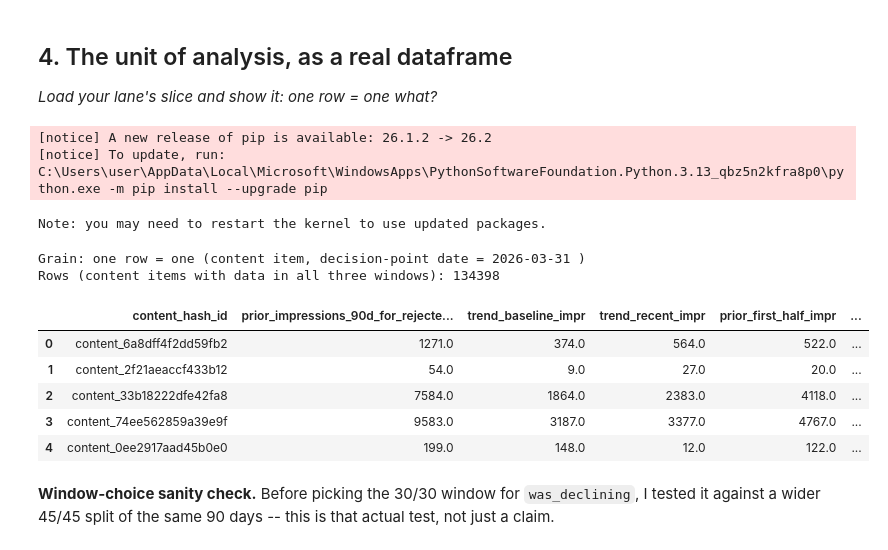
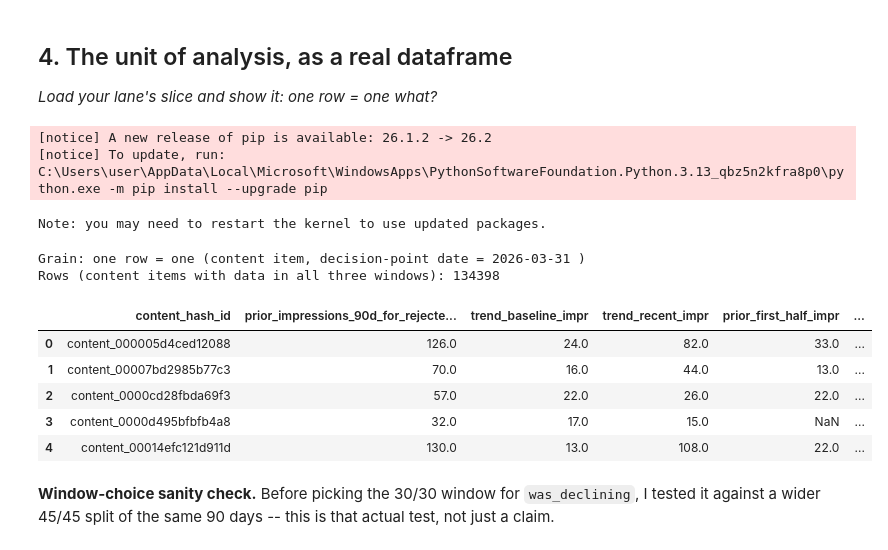
Before and after one commit to danielajetunmobi/flyrank, a Jupyter notebook: work/notebooks/w02_ml_task_framing.ipynb, the cells around one changed output. Saved outputs shown, nothing was run; the diff lists cells and outputs as text; code cells hidden in the pictures.

```diff
--- a/work/notebooks/w02_ml_task_framing.ipynb
+++ b/work/notebooks/w02_ml_task_framing.ipynb
@@ -137,39 +136,42 @@ WITH prior AS (
     FROM {REL}
     WHERE report_date >= DATE '{DECISION_DATE}' - INTERVAL 90 DAY
       AND report_date < DATE '{DECISION_DATE}'
     GROUP BY content_hash_id
 ),
 future AS (
     SELECT content_hash_id, SUM(gsc_impressions) AS future_impressions
     FROM {REL}
     WHERE report_date >= DATE '{DECISION_DATE}'
-      AND report_date <= DATE '{DECISION_DATE}' + INTERVAL 30 DAY
+      -- exclusive: `<=` spans 31 dates, not 30, and inflates the future rate
+      AND report_date < DATE '{DECISION_DATE}' + INTERVAL 30 DAY
     GROUP BY content_hash_id
 )
 SELECT p.*, f.future_impressions
 FROM prior p JOIN future f USING (content_hash_id)
 -- trend_recent_impr > 0 is required for everyone, since it's the denominator
 -- for both was_declining AND future_change_pct below.
 WHERE p.prior_impressions_90d_for_rejected_baseline_test > 0
   AND p.trend_baseline_impr > 0 AND p.trend_recent_impr > 0
+-- deterministic row order, so results reproduce across runs
+ORDER BY content_hash_id
 """
 
 df = con.sql(query).df()
 print("Grain: one row = one (content item, decision-point date =", DECISION_DATE, ")")
 print("Rows (content items with data in all three windows):", len(df))
 df.head()
 # %% [output]
 [notice] A new release of pip is available: 26.1.2 -> 26.2
 [notice] To update, run: C:\Users\user\AppData\Local\Microsoft\WindowsApps\PythonSoftwareFoundation.Python.3.13_qbz5n2kfra8p0\python.exe -m pip install --upgrade pip
 Note: you may need to restart the kernel to use updated packages.
 Grain: one row = one (content item, decision-point date = 2026-03-31 )
 Rows (content items with data in all three windows): 134398
 |  | content_hash_id | prior_impressions_90d_for_rejecte... | trend_baseline_impr | trend_recent_impr | prior_first_half_impr | ... |
-| 0 | content_6a8dff4f2dd59fb2 | 1271.0 | 374.0 | 564.0 | 522.0 | ... |
-| 1 | content_2f21aeaccf433b12 | 54.0 | 9.0 | 27.0 | 20.0 | ... |
-| 2 | content_33b18222dfe42fa8 | 7584.0 | 1864.0 | 2383.0 | 4118.0 | ... |
-| 3 | content_74ee562859a39e9f | 9583.0 | 3187.0 | 3377.0 | 4767.0 | ... |
-| 4 | content_0ee2917aad45b0e0 | 199.0 | 148.0 | 12.0 | 122.0 | ... |
+| 0 | content_000005d4ced12088 | 126.0 | 24.0 | 82.0 | 33.0 | ... |
+| 1 | content_00007bd2985b77c3 | 70.0 | 16.0 | 44.0 | 13.0 | ... |
+| 2 | content_0000cd28fbda69f3 | 57.0 | 22.0 | 26.0 | 22.0 | ... |
+| 3 | content_0000d495bfbfb4a8 | 32.0 | 17.0 | 15.0 | NaN | ... |
+| 4 | content_00014efc121d911d | 130.0 | 13.0 | 108.0 | 22.0 | ... |
 # %% [markdown]
 **Window-choice sanity check.** Before picking the 30/30 window for `was_declining`, I tested it against a wider 45/45 split of the same 90 days -- this is that actual test, not just a claim.
 # %%
```
Also changed, not shown: parts of 5 cells of this notebook, 3 other files.
